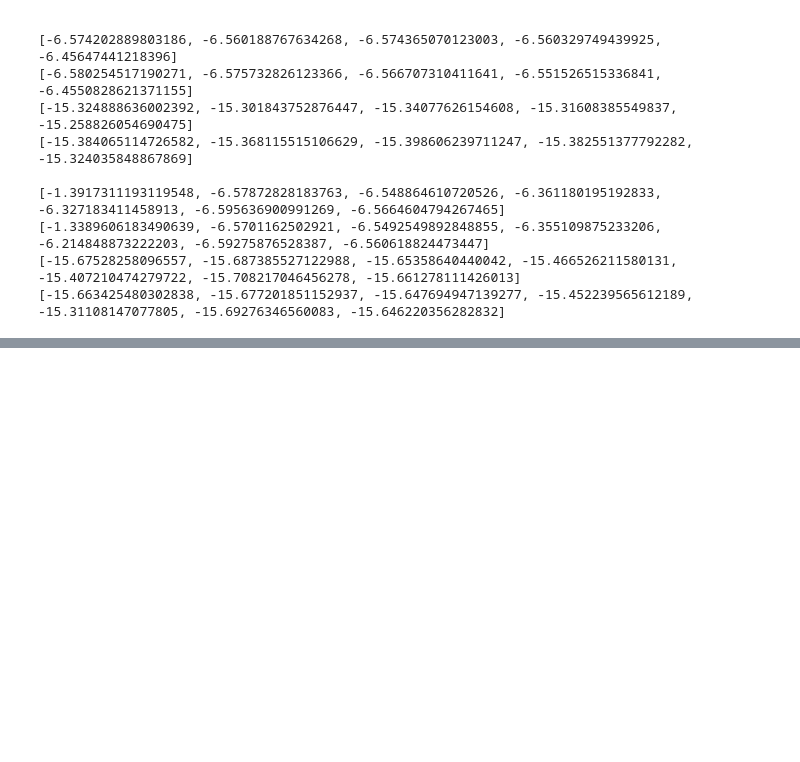
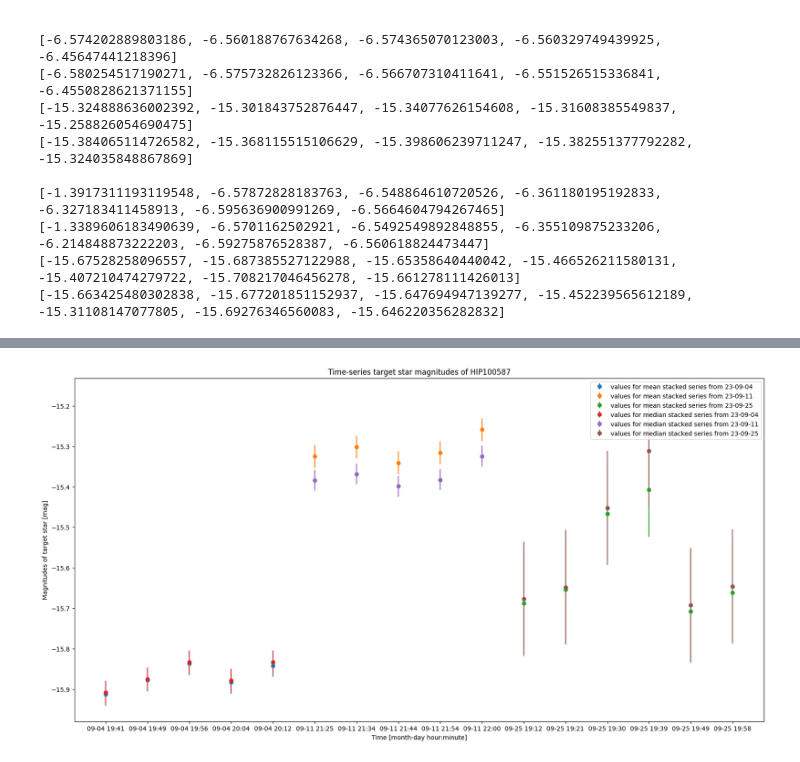
Before and after one commit to finnlsw/bachelorarbeit, a Jupyter notebook: Color_magnitude_diagrams.ipynb, the cells around one changed output, grey strips where cells are left out. Drawn from its saved outputs; the diff is of its cells as text; code cells hidden in the pictures; blank space fills up the shorter version.

```diff
--- a/Color_magnitude_diagrams.ipynb
+++ b/Color_magnitude_diagrams.ipynb
@@ -247,0 +328,14 @@ The Mean of the diff Mags (median values) is: -9.09742 +- 0.00635
+# %%
+fig = plt.figure(figsize=(20,10))
+plt.title('Time-series target star magnitudes of HIP100587')
+plt.xlabel('Time [month-day hour:minute]')
+plt.ylabel('Magnitudes of target star [mag]')
+for times, diff_mags in zip([times1_short, times2_short, times3_short[1:]], [mag_mean_br1, mag_mean_br2, mag_mean_br3]):
+    plt.errorbar(times, diff_mags, yerr=np.std(diff_mags), linestyle='none',marker='o', label='values for mean stacked series from 23-'+ times[0][:5])
+    plt.legend()
+
+for times, diff_mags in zip([times1_short, times2_short, times3_short[1:]], [mag_median_br1, mag_median_br2, mag_median_br3]):
+    plt.errorbar(times, diff_mags, yerr=np.std(diff_mags), linestyle='none',marker='o', label='values for median stacked series from 23-'+ times[0][:5])
+    plt.legend()
+# %% [output]
+[figure, added]
```
Also changed, not shown: parts of 9 cells of this notebook, 2 other files.
